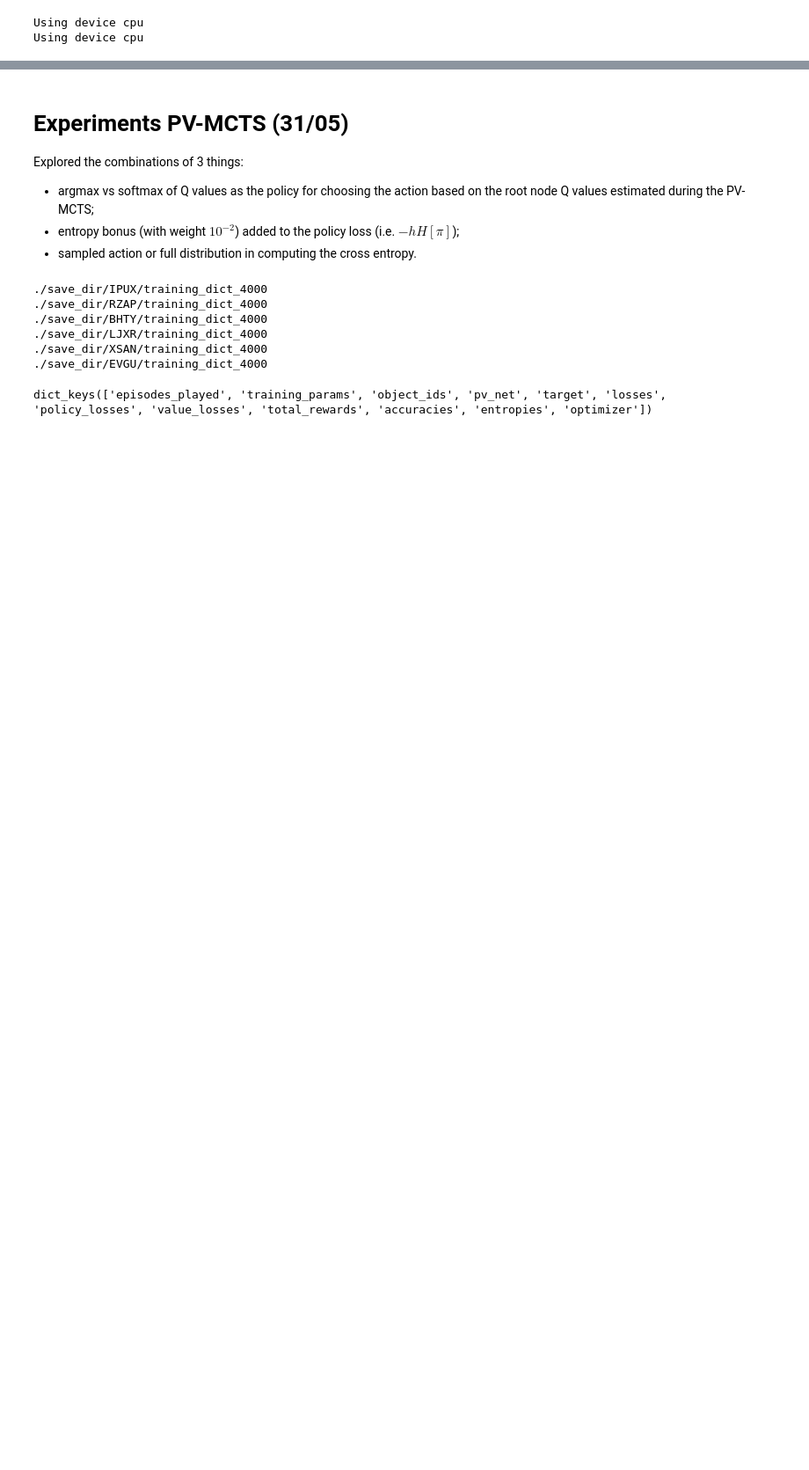
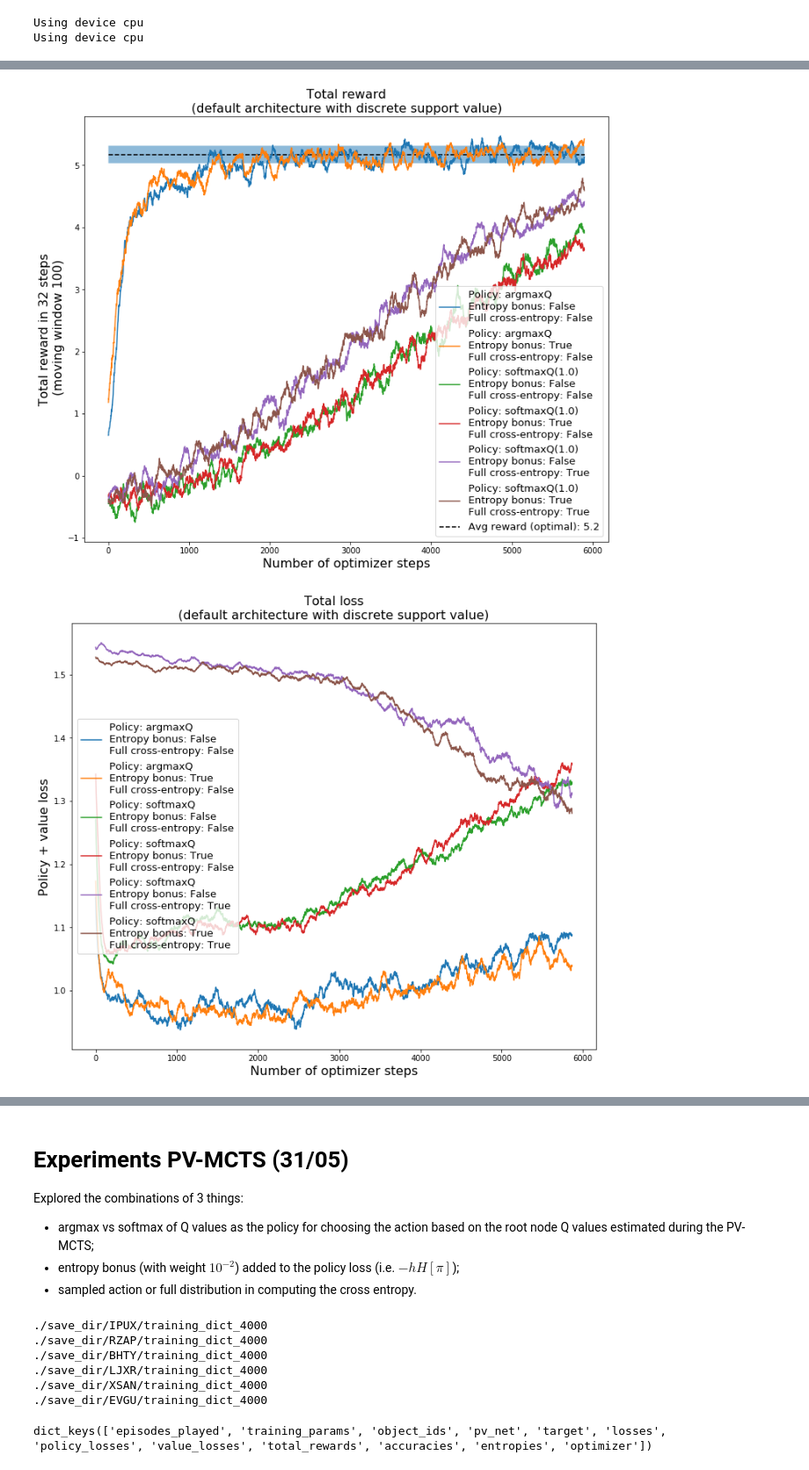
Before and after one commit to nicoladainese96/textMBRL, a Jupyter notebook: Results_from_CSC.ipynb, the cells around one changed output, grey strips where cells are left out. Shown at 88% size. Cells and saved outputs as stored; diff of their text form; code cells hidden in the pictures; blank space fills up the shorter version.

Commit message:
updated results from CSC and added some plotting funcs to utils

```diff
--- a/Results_from_CSC.ipynb
+++ b/Results_from_CSC.ipynb
@@ -19,0 +63,24 @@ Using device cpu
+# %%
+flags = utils.Flags(env="rtfm:groups_simple_stationary-v0")
+gym_env = utils.create_env(flags)
+featurizer = X.Render()
+game_simulator = mcts.FullTrueSimulator(gym_env, featurizer)
+object_ids = utils.get_object_ids_dict(game_simulator)
+# %%
+# Compute average and standard deviation of the total reward in 32 steps (same as the experiements)
+# for the optimal policy
+rewards = []
+episode_length = 32
+for i in range(1000):
+    render = False
+    if i < 10:
+        print("-"*40)
+        print("Episode %d"%(i+1))
+        render=True
+    total_reward = utils.play_episode_optimal_policy(game_simulator, episode_length, object_ids, render=render, reset_if_done=True)
+    if render:
+        print("Final score: ", total_reward, "\n")
+    rewards.append(total_reward)
+print("\nAverage reward in %d steps: %.2f"%(episode_length, np.mean(rewards)))
+optimal_reward_mean = np.mean(rewards)
+optimal_reward_std = np.std(rewards)
@@ -19,0 +105,10 @@ Using device cpu
+# %%
+title = "(default architecture with discrete support value)"
+# %%
+# Plot reward history of each run together with a legend to identify them and an horizontal line
+# (+ a confidence region) for the reward obtained by the optimal policy
+
+utils.plot_analysis_runs(list_of_exp_dictionaries, optimal_reward_mean, optimal_reward_std, title)
+# %% [output]
+[figure, added]
+[figure, added]
```
Also changed, not shown: parts of 13 cells of this notebook, 1 other file.
